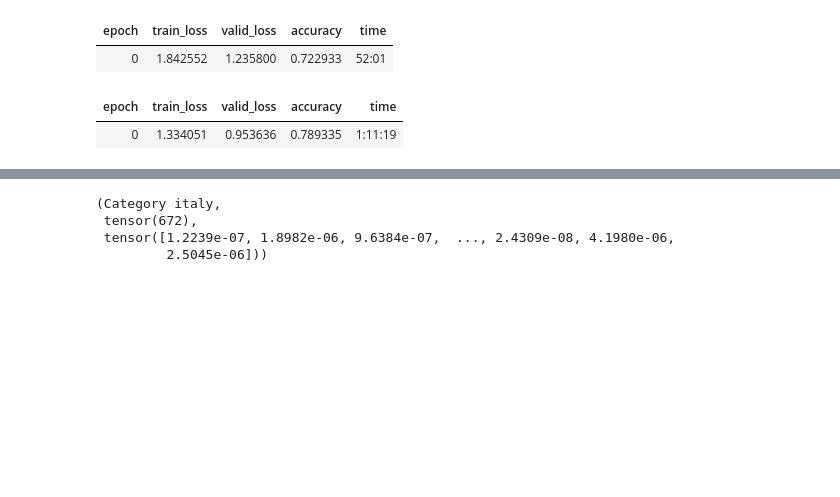
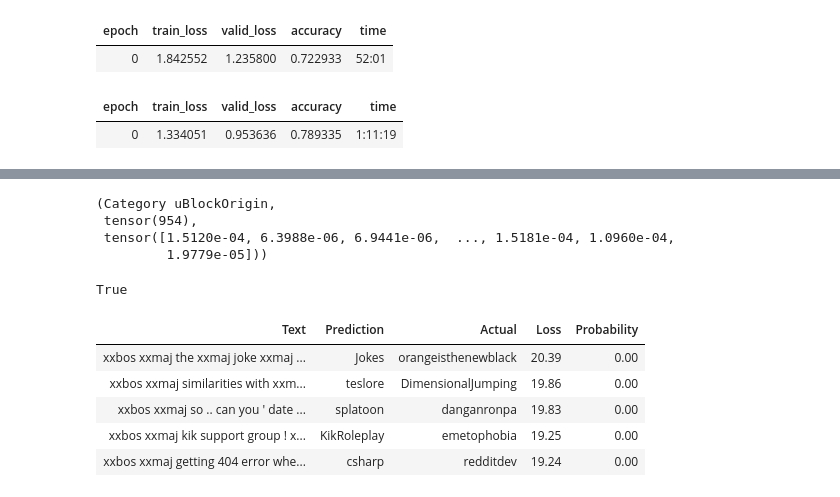
Before and after one commit to tmayn062/CSI4106Project, a Jupyter notebook: CSI4106_RSPCT_ULMFiT.ipynb, the cells around one changed output, grey strips where cells are left out. Drawn from its saved outputs; the diff is of its cells as text; code cells hidden in the pictures; blank space fills up the shorter version.

```diff
--- a/CSI4106_RSPCT_ULMFiT.ipynb
+++ b/CSI4106_RSPCT_ULMFiT.ipynb
@@ -242,7 +268,21 @@ learn.predict("I just removed EVERYthing from the top of my fridge. Each thing i
-# %%
-learn.predict("going to visit venice in September what should I wear")
-# %% [output]
-(Category italy,
- tensor(672),
- tensor([1.2239e-07, 1.8982e-06, 9.6384e-07,  ..., 2.4309e-08, 4.1980e-06,
-         2.5045e-06]))
+# %%
+learn.predict("Does this mean I can get banned if I use adblock on YT and lose my gmail as well?")
+# %% [output]
+(Category uBlockOrigin,
+ tensor(954),
+ tensor([1.5120e-04, 6.3988e-06, 6.9441e-06,  ..., 1.5181e-04, 1.0960e-04,
+         1.9779e-05]))
+# %%
+torch.cuda.is_available()
+# %% [output]
+True
+# %%
+txt_ci = TextClassificationInterpretation.from_learner(learn)
+txt_ci.show_top_losses(5)
+# %% [output]
+| Text | Prediction | Actual | Loss | Probability |
+| xxbos xxmaj the xxmaj joke xxmaj ... | Jokes | orangeisthenewblack | 20.39 | 0.00 |
+| xxbos xxmaj similarities with xxm... | teslore | DimensionalJumping | 19.86 | 0.00 |
+| xxbos xxmaj so .. can you ' date ... | splatoon | danganronpa | 19.83 | 0.00 |
+| xxbos xxmaj kik support group ! x... | KikRoleplay | emetophobia | 19.25 | 0.00 |
+| xxbos xxmaj getting 404 error whe... | csharp | redditdev | 19.24 | 0.00 |
```
Also changed, not shown: parts of 22 cells of this notebook.
